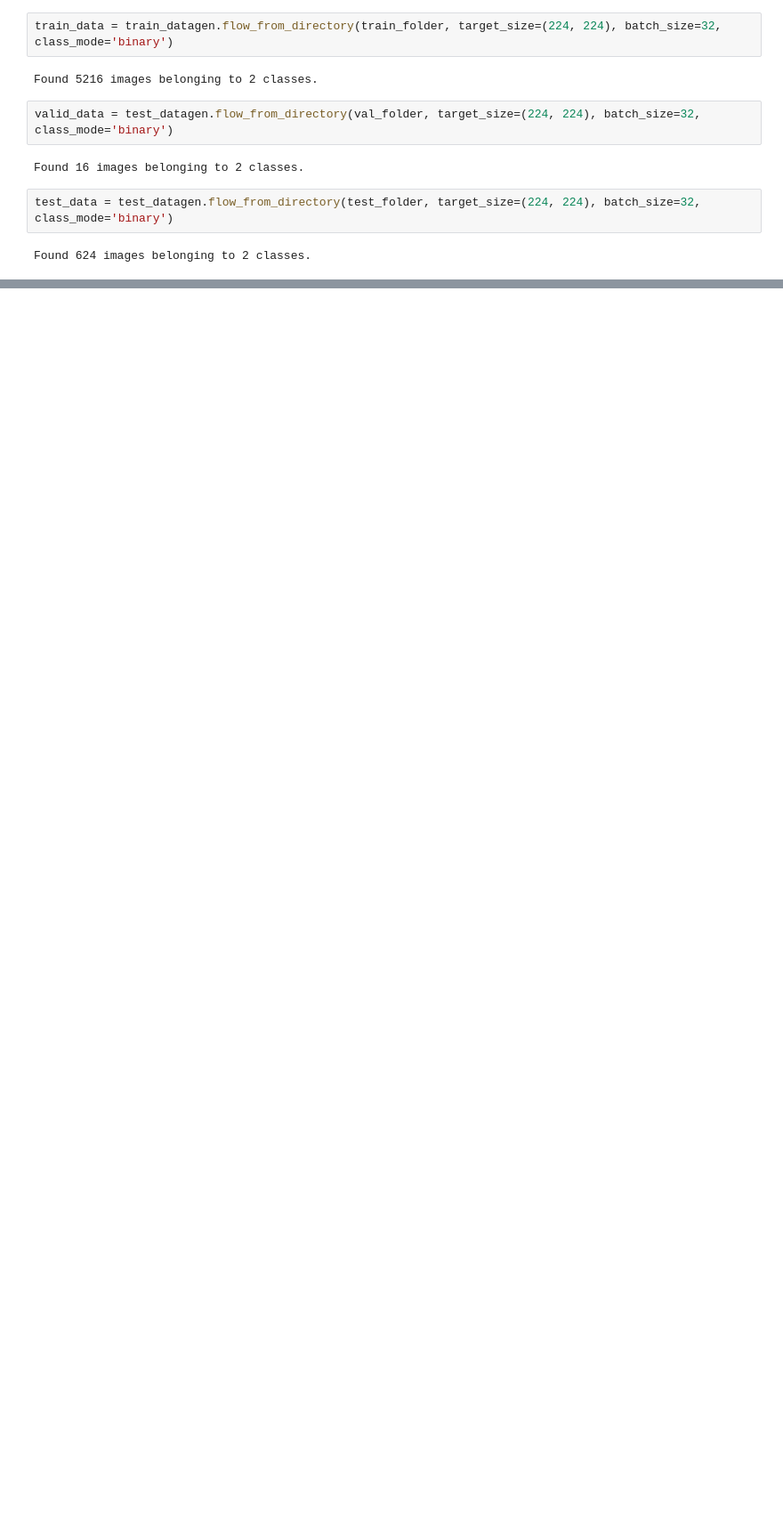
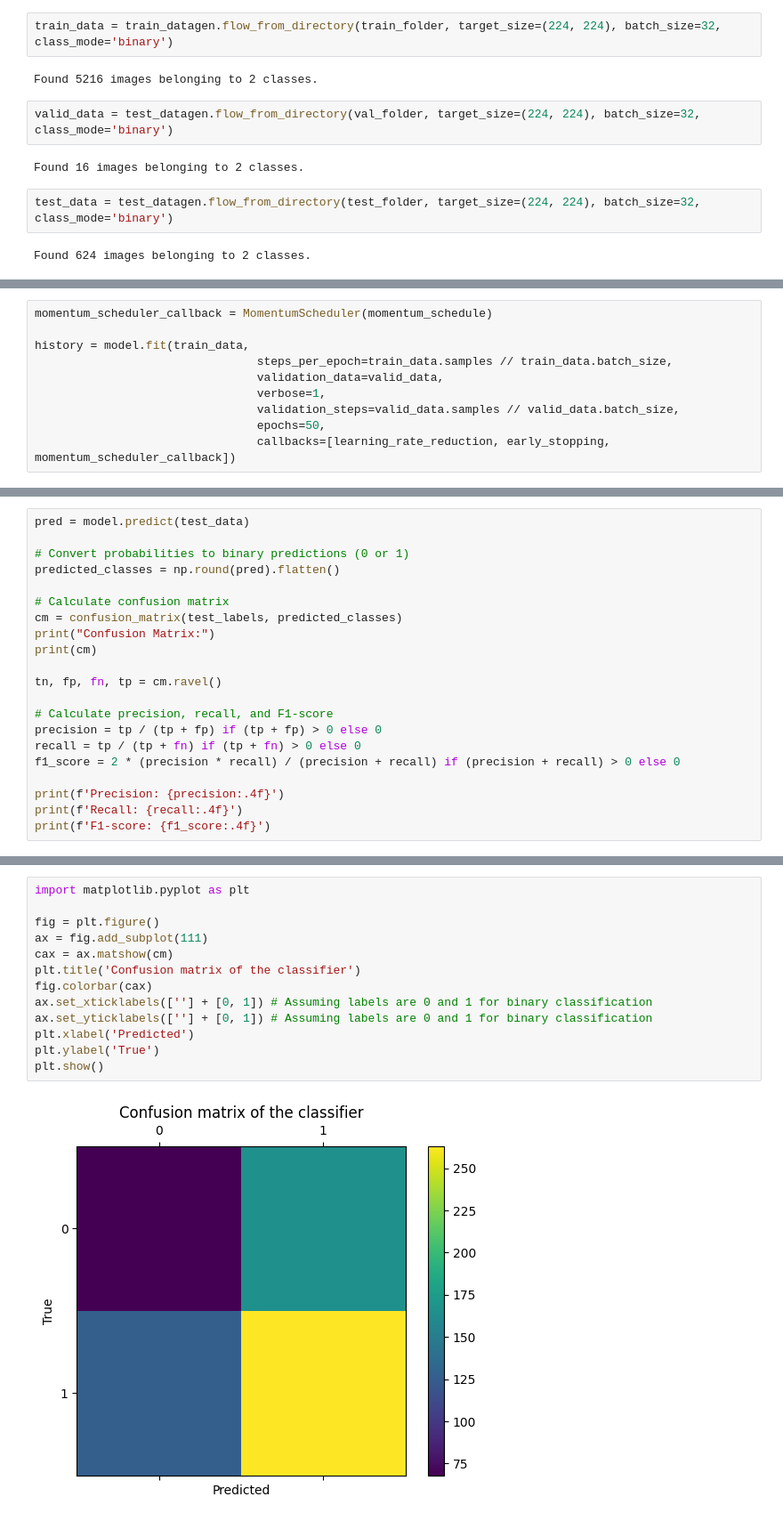
Before and after one commit to muneebsaddal/pneumonia-detection-cnn, a Jupyter notebook: phnemonia_classification.ipynb, the cells around one changed output, grey strips where cells are left out. Shown at 89% size. Saved outputs shown, nothing was run; the diff lists cells and outputs as text; blank space fills up the shorter version.

```diff
--- a/phnemonia_classification.ipynb
+++ b/phnemonia_classification.ipynb
@@ -224,0 +464,10 @@ plt.show()
+# %%
+momentum_scheduler_callback = MomentumScheduler(momentum_schedule)
+
+history = model.fit(train_data,
+                                steps_per_epoch=train_data.samples // train_data.batch_size,
+                                validation_data=valid_data,
+                                verbose=1,
+                                validation_steps=valid_data.samples // valid_data.batch_size,
+                                epochs=50,
+                                callbacks=[learning_rate_reduction, early_stopping, momentum_scheduler_callback])
@@ -224,0 +511,21 @@ plt.show()
+# %%
+pred = model.predict(test_data)
+
+# Convert probabilities to binary predictions (0 or 1)
+predicted_classes = np.round(pred).flatten()
+
+# Calculate confusion matrix
+cm = confusion_matrix(test_labels, predicted_classes)
+print("Confusion Matrix:")
+print(cm)
+
+tn, fp, fn, tp = cm.ravel()
+
+# Calculate precision, recall, and F1-score
+precision = tp / (tp + fp) if (tp + fp) > 0 else 0
+recall = tp / (tp + fn) if (tp + fn) > 0 else 0
+f1_score = 2 * (precision * recall) / (precision + recall) if (precision + recall) > 0 else 0
+
+print(f'Precision: {precision:.4f}')
+print(f'Recall: {recall:.4f}')
+print(f'F1-score: {f1_score:.4f}')
@@ -224,0 +543,15 @@ plt.show()
+# %%
+import matplotlib.pyplot as plt
+
+fig = plt.figure()
+ax = fig.add_subplot(111)
+cax = ax.matshow(cm)
+plt.title('Confusion matrix of the classifier')
+fig.colorbar(cax)
+ax.set_xticklabels([''] + [0, 1]) # Assuming labels are 0 and 1 for binary classification
+ax.set_yticklabels([''] + [0, 1]) # Assuming labels are 0 and 1 for binary classification
+plt.xlabel('Predicted')
+plt.ylabel('True')
+plt.show()
+# %% [output]
+[figure, added]
```
Also changed, not shown: parts of 61 cells of this notebook.
